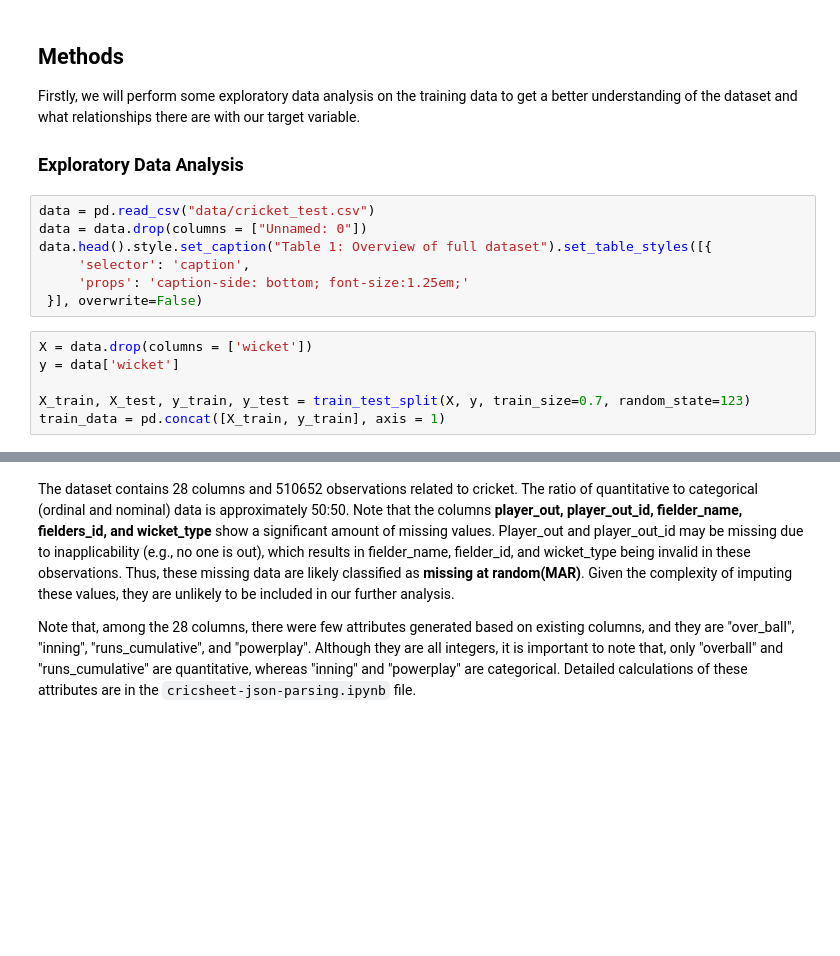
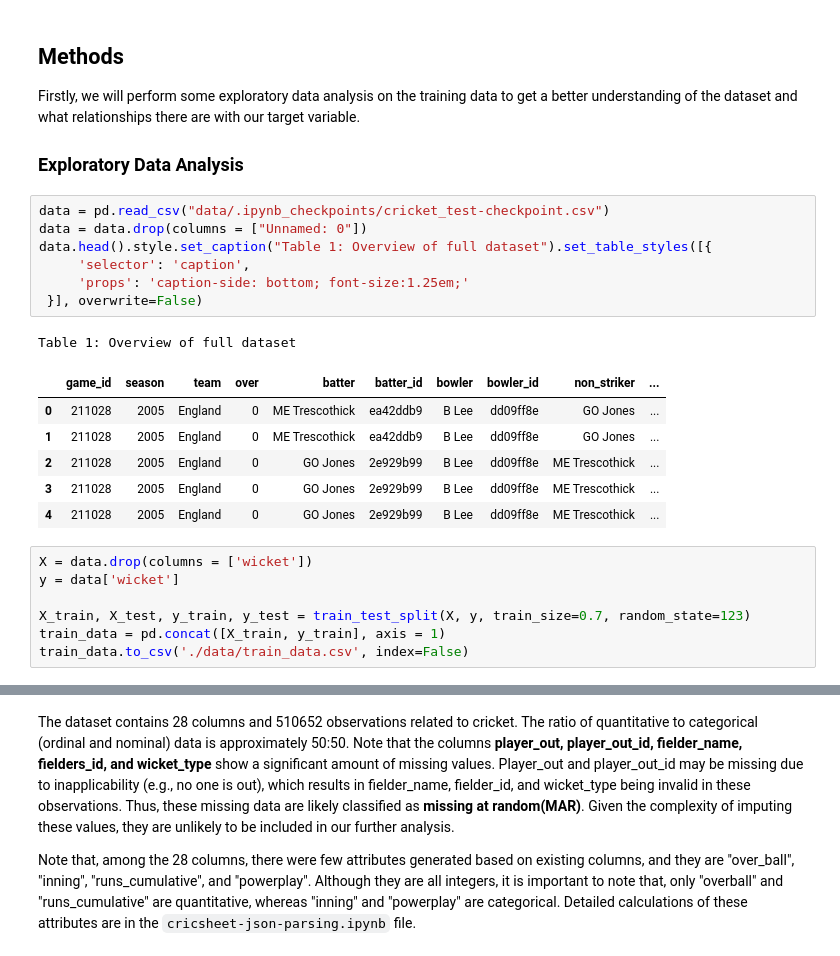
Before and after one commit to DSCI-310-2024/DSCI-310-Group-11-Cricket-Analysis, a Jupyter notebook: cricket_wicket_probability_prediction.ipynb, the cells around one changed output, grey strips where cells are left out. Saved outputs shown, nothing was run; the diff lists cells and outputs as text; blank space fills up the shorter version.

Commit message:
fix bugs and display table. change ipynb code.

```diff
--- a/cricket_wicket_probability_prediction.ipynb
+++ b/cricket_wicket_probability_prediction.ipynb
@@ -51,17 +51,26 @@ Firstly, we will perform some exploratory data analysis on the training data to
 
 ### Exploratory Data Analysis
 # %%
-data = pd.read_csv("data/cricket_test.csv")
+data = pd.read_csv("data/.ipynb_checkpoints/cricket_test-checkpoint.csv")
 data = data.drop(columns = ["Unnamed: 0"])
 data.head().style.set_caption("Table 1: Overview of full dataset").set_table_styles([{
      'selector': 'caption',
      'props': 'caption-side: bottom; font-size:1.25em;'
  }], overwrite=False)
+# %% [output]
+Table 1: Overview of full dataset
+|  | game_id | season | team | over | batter | batter_id | bowler | bowler_id | non_striker | ... |
+| 0 | 211028 | 2005 | England | 0 | ME Trescothick | ea42ddb9 | B Lee | dd09ff8e | GO Jones | ... |
+| 1 | 211028 | 2005 | England | 0 | ME Trescothick | ea42ddb9 | B Lee | dd09ff8e | GO Jones | ... |
+| 2 | 211028 | 2005 | England | 0 | GO Jones | 2e929b99 | B Lee | dd09ff8e | ME Trescothick | ... |
+| 3 | 211028 | 2005 | England | 0 | GO Jones | 2e929b99 | B Lee | dd09ff8e | ME Trescothick | ... |
+| 4 | 211028 | 2005 | England | 0 | GO Jones | 2e929b99 | B Lee | dd09ff8e | ME Trescothick | ... |
 # %%
 X = data.drop(columns = ['wicket'])
 y = data['wicket']
 
 X_train, X_test, y_train, y_test = train_test_split(X, y, train_size=0.7, random_state=123)
 train_data = pd.concat([X_train, y_train], axis = 1)
+train_data.to_csv('./data/train_data.csv', index=False)
 # %%
 train_data.info()
```
Also changed, not shown: parts of 28 cells of this notebook, 2 other files.
